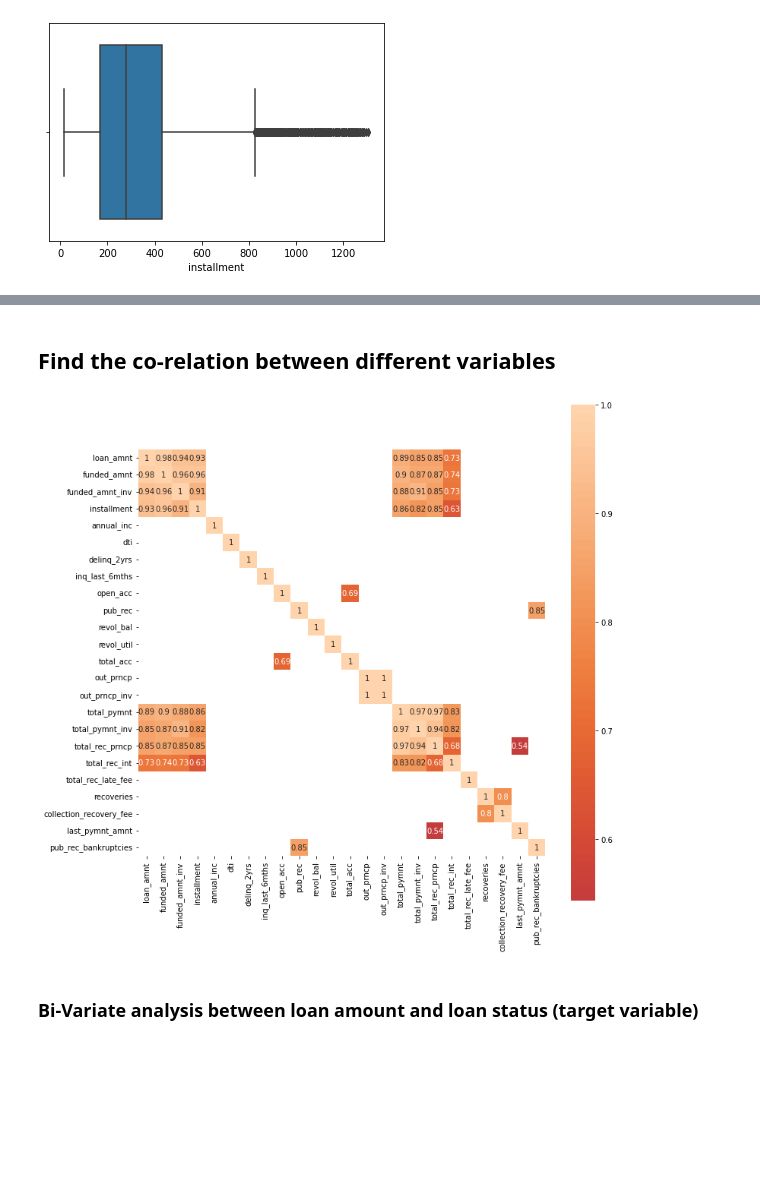
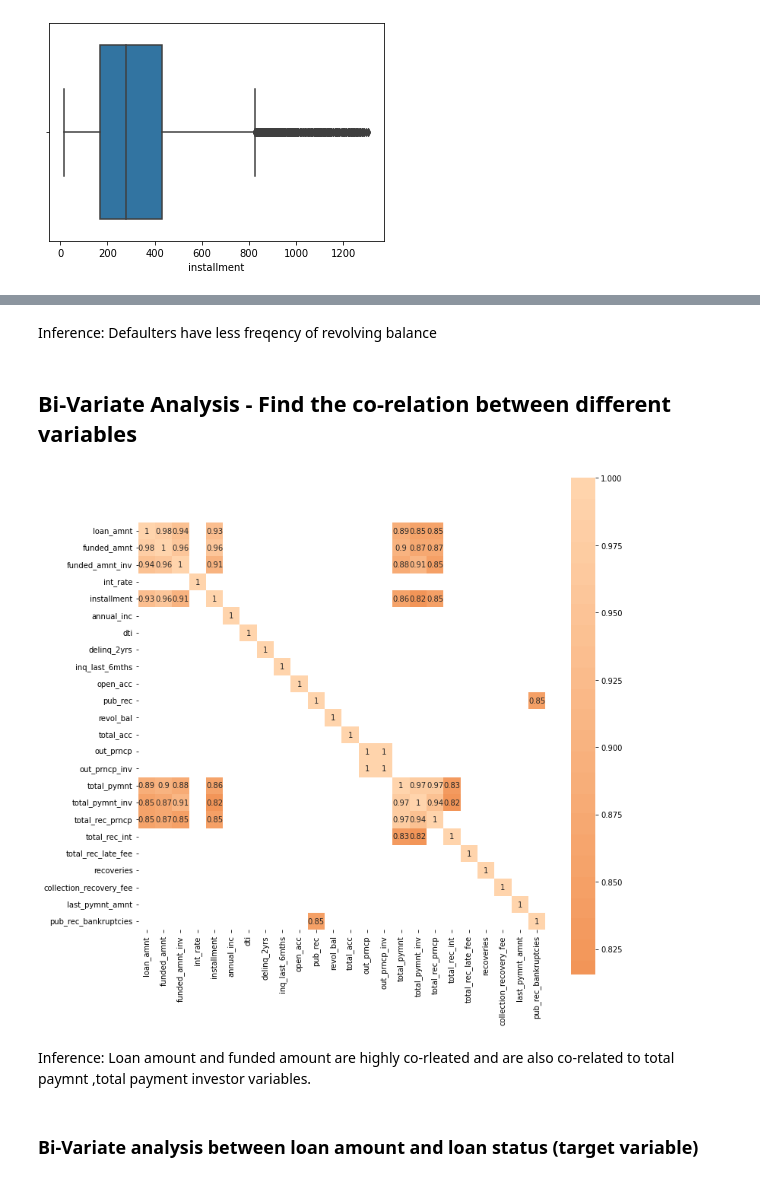
Before and after one commit to geeta-m-desai/LendingClubCaseStudy, a Jupyter notebook: Group_Facilitator_Geeta.ipynb, the cells around one changed output, grey strips where cells are left out. Saved outputs shown, nothing was run; the diff lists cells and outputs as text; code cells hidden in the pictures; blank space fills up the shorter version.

```diff
--- a/Group_Facilitator_Geeta.ipynb
+++ b/Group_Facilitator_Geeta.ipynb
@@ -199,16 +200,17 @@ Number of duplicate rows = 0
 df['total_pymnt'] = round(df['total_pymnt'],2)
 df['total_rec_late_fee'] = round(df['total_rec_late_fee'],2)
 #convert int_rate to int for anaylsis
-df['int_rate'] = [x.rstrip('%') for x in df['int_rate']  ]
+#df['int_rate'] = [(str).rstrip('%') for x in df['int_rate'] ]
 # Convert revol_util to float for anaylsis
-df['revol_util'] = df['revol_util'].str.rstrip('%').astype(float)
+df['revol_util'] = [(str).rstrip('%') for x in df['revol_util'] ]
+#df['revol_util'].str.rstrip('%').astype(float)
 # %% [markdown]
 ### Replace with 0 if n/a or nan and clean the column  for
 # %%
 df['emp_length'] = [0 if x == '< 1 year' or ''
                     else 0 if x == 'n/a'
                     else 0 if x == 'nan'
-                    else 11 if  x == '10+ years'
+                    else '10+' if  x == '10+ years'
                     else 1 if  x == '1 year'
                     else str(x).removesuffix(' years')
                     for x in df['emp_length']]
@@ -312,3 +311,10 @@ def remove_outliers(cont):
         for column in df[cont].columns:
             lr,ur=detect_outlier_range(df[column])
             df[column]=[x for x in df[column] if x >= lr and x <= ur ]
+# %%
+# construct box plot for continuous variables
+cont=df.dtypes[(df.dtypes!='uint8') & (df.dtypes!='bool')].index
+plt.figure(figsize=(10,10))
+df[cont].boxplot(vert=0)
+plt.title('With Outliers',fontsize=16)
+plt.show()
@@ -357,0 +389,4 @@ sns.boxplot(x = df['installment']);
+# %%
+df['emp_length'] =df['emp_length'].astype(str)
+df['emp_length'] =['10+' if x =='11' else x for x in df['emp_length'] ]
+sns.displot( df['emp_length']);
@@ -358,20 +483,23 @@ sns.boxplot(x = df['installment']);
+# %% [markdown]
+Inference: Defaulters have less freqency of revolving balance
 # %% [markdown]
-## Find the co-relation between different variables
+## Bi-Variate Analysis - Find the co-relation between different variables
 # %%
 # create correlation matrix with abs values
 # create correlation matrix with abs values
 corr_matrix = df[cont].corr()
-
 # change this value as needed, if 0.5 does not work for your scenario
-threshold = 0.5
+threshold = 0.8
 
 filtered_corr_df = corr_matrix[(corr_matrix >= threshold)]
 
 plt.figure(figsize=(12,12))
 sns.heatmap(filtered_corr_df, square=True,center=0, annot=True)
 plt.show()
 # %% [output]
-[figure, old version]
+[figure, new version]
+# %% [markdown]
+Inference: Loan amount and funded amount are highly co-rleated and are also co-related to total paymnt ,total payment investor variables.
 # %% [markdown]
 ### Bi-Variate analysis between loan amount and loan status (target variable)
 # %%
```
Also changed, not shown: parts of 79 cells of this notebook.
